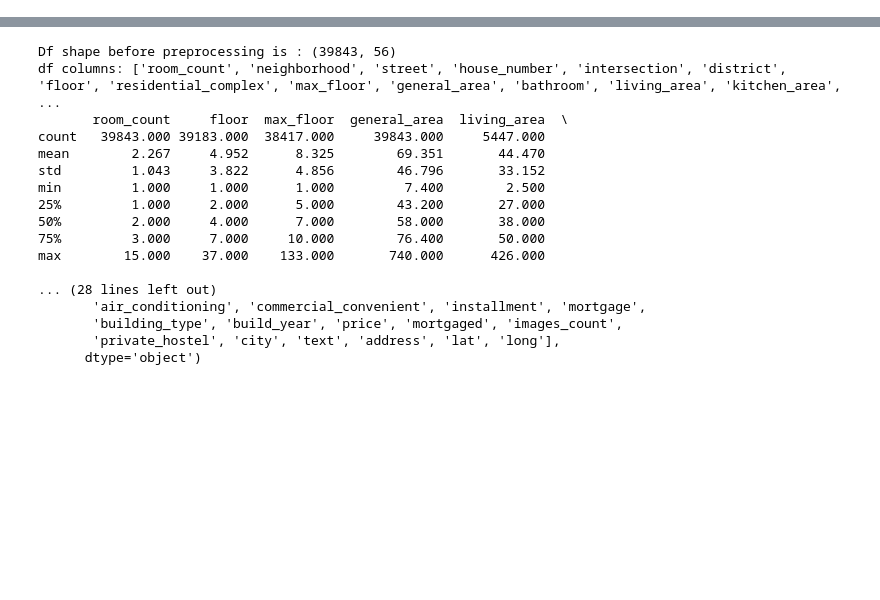
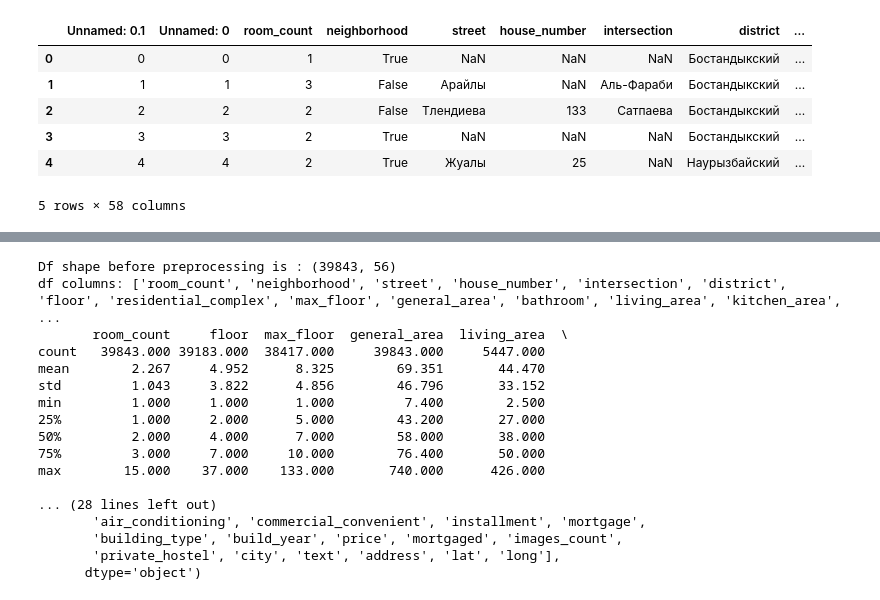
Before and after one commit to kaisar-barlybay/panamera, a Jupyter notebook: main.ipynb, the cells around one changed output, grey strips where cells are left out. Cells and saved outputs as stored; diff of their text form; code cells hidden in the pictures; blank space fills up the shorter version.

```diff
--- a/main.ipynb
+++ b/main.ipynb
@@ -3,0 +28,13 @@
+# %%
+import pandas as pd
+
+df = pd.read_csv('df3.csv')
+df.head()
+# %% [output]
+|  | Unnamed: 0.1 | Unnamed: 0 | room_count | neighborhood | street | house_number | intersection | district | ... |
+| 0 | 0 | 0 | 1 | True | NaN | NaN | NaN | Бостандыкский | ... |
+| 1 | 1 | 1 | 3 | False | Арайлы | NaN | Аль-Фараби | Бостандыкский | ... |
+| 2 | 2 | 2 | 2 | False | Тлендиева | 133 | Сатпаева | Бостандыкский | ... |
+| 3 | 3 | 3 | 2 | True | NaN | NaN | NaN | Бостандыкский | ... |
+| 4 | 4 | 4 | 2 | True | Жуалы | 25 | NaN | Наурызбайский | ... |
+5 rows × 58 columns
```
Also changed, not shown: parts of 2 cells of this notebook, 4 other files.
